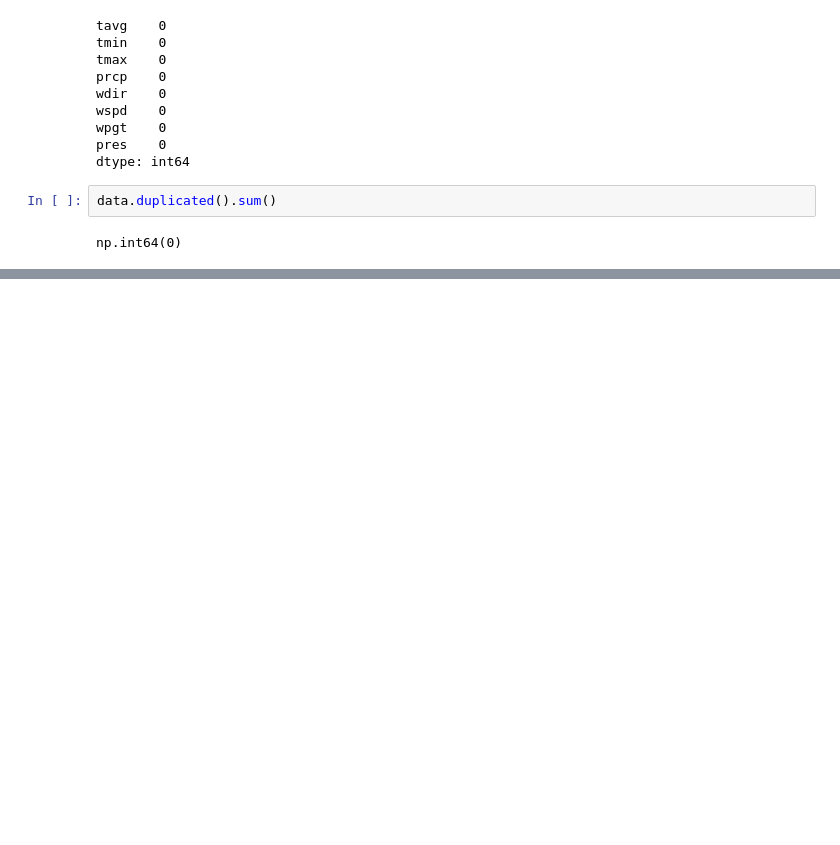
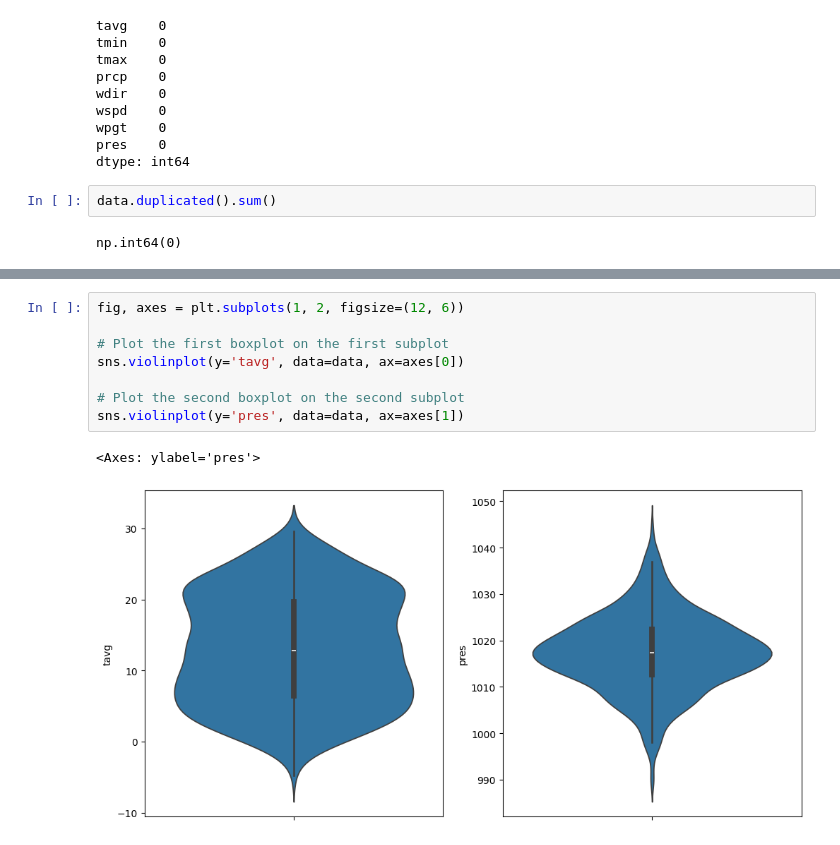
Before and after one commit to aymanfen/RegressionProject, a Jupyter notebook: DataTreatment.ipynb, the cells around one changed output, grey strips where cells are left out. Cells and saved outputs as stored; diff of their text form; blank space fills up the shorter version.

```diff
--- a/DataTreatment.ipynb
+++ b/DataTreatment.ipynb
@@ -55,0 +72,11 @@ np.int64(0)
+# %%
+fig, axes = plt.subplots(1, 2, figsize=(12, 6))
+
+# Plot the first boxplot on the first subplot
+sns.violinplot(y='tavg', data=data, ax=axes[0])
+
+# Plot the second boxplot on the second subplot
+sns.violinplot(y='pres', data=data, ax=axes[1])
+# %% [output]
+<Axes: ylabel='pres'>
+[figure, added]
```
Also changed, not shown: parts of 8 cells of this notebook, 2 other files.
